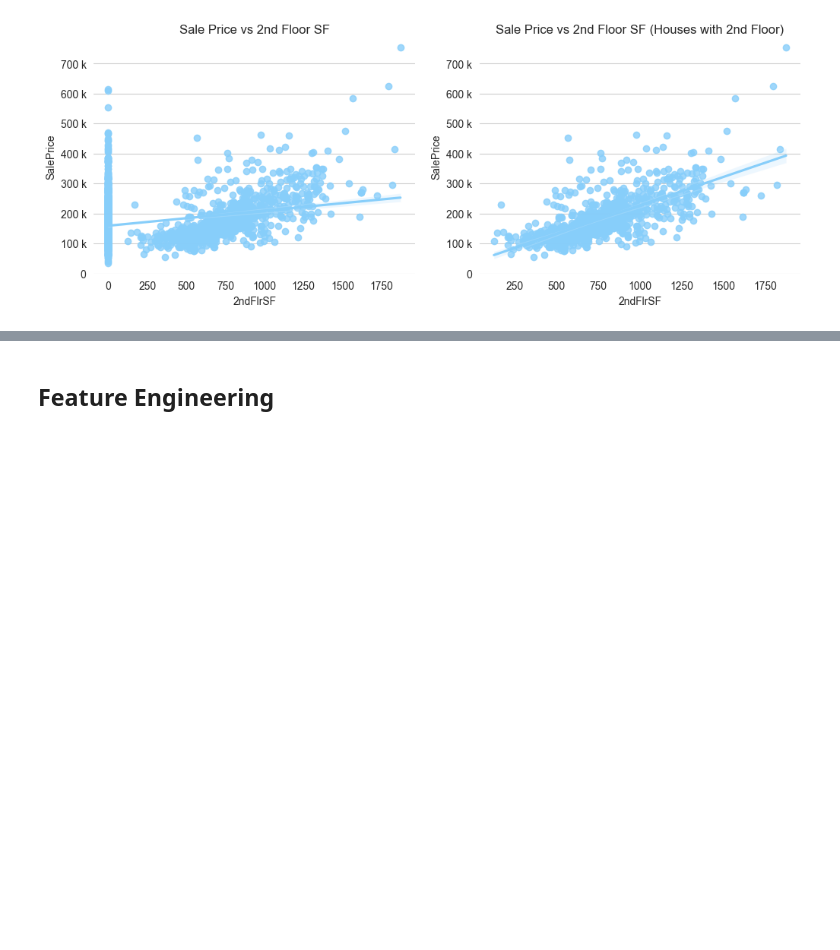
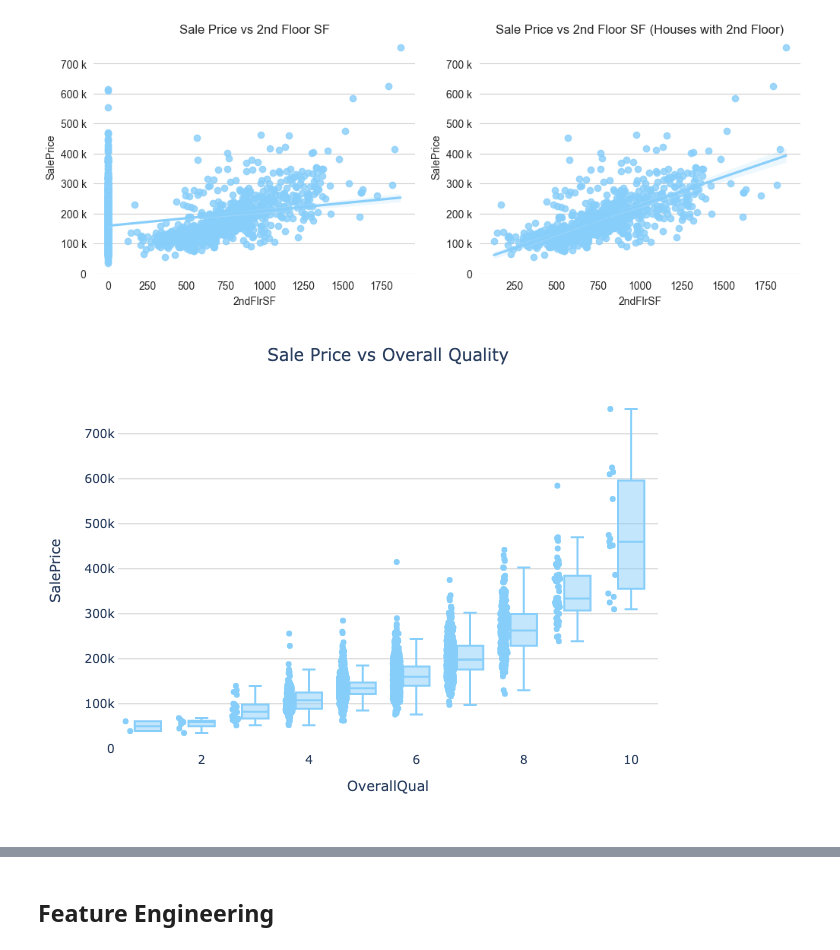
Before and after one commit to franciscapalacios/housing_project, a Jupyter notebook: Preprocessing.ipynb, the cells around one changed output, grey strips where cells are left out. Cells and saved outputs as stored; diff of their text form; code cells hidden in the pictures; blank space fills up the shorter version.

```diff
--- a/Preprocessing.ipynb
+++ b/Preprocessing.ipynb
@@ -239,3 +235,22 @@ ax[1].set_ylim(0,780000)
 ax[1].yaxis.set_major_formatter(ticker.EngFormatter())
 # %% [output]
 [figure]
+# %%
+# Sale Price distribution for each year
+order = df.groupby('OverallQual').SalePrice.median().sort_values().index
+
+fig = px.box(
+            df,
+            x='OverallQual',
+            y="SalePrice",
+            points="all",
+            category_orders={'OverallQual':order})
+
+fig.update_traces(marker_color = '#87CEFA')
+
+fig.update_layout(title='Sale Price vs Overall Quality', title_x=0.5, showlegend=False, plot_bgcolor='white')
+
+fig.update_xaxes(showline=False, gridcolor='white')
+fig.update_yaxes(showline=True, gridcolor='lightgray')
+# %% [output]
+[figure, added]
```
Also changed, not shown: parts of 25 cells of this notebook.
